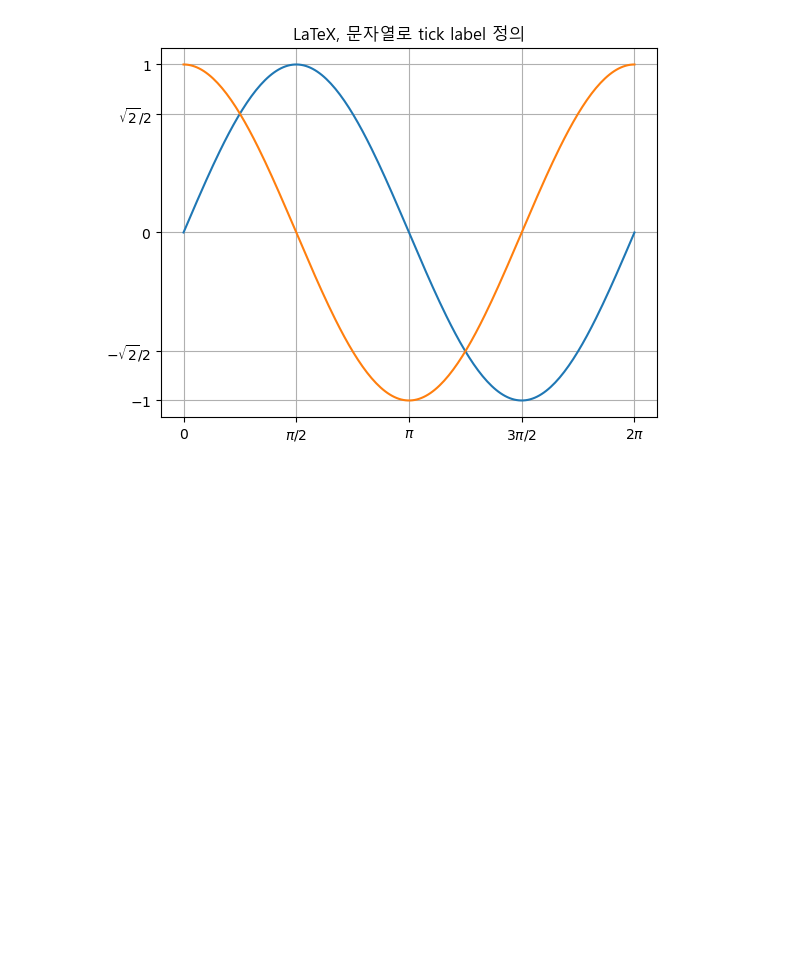
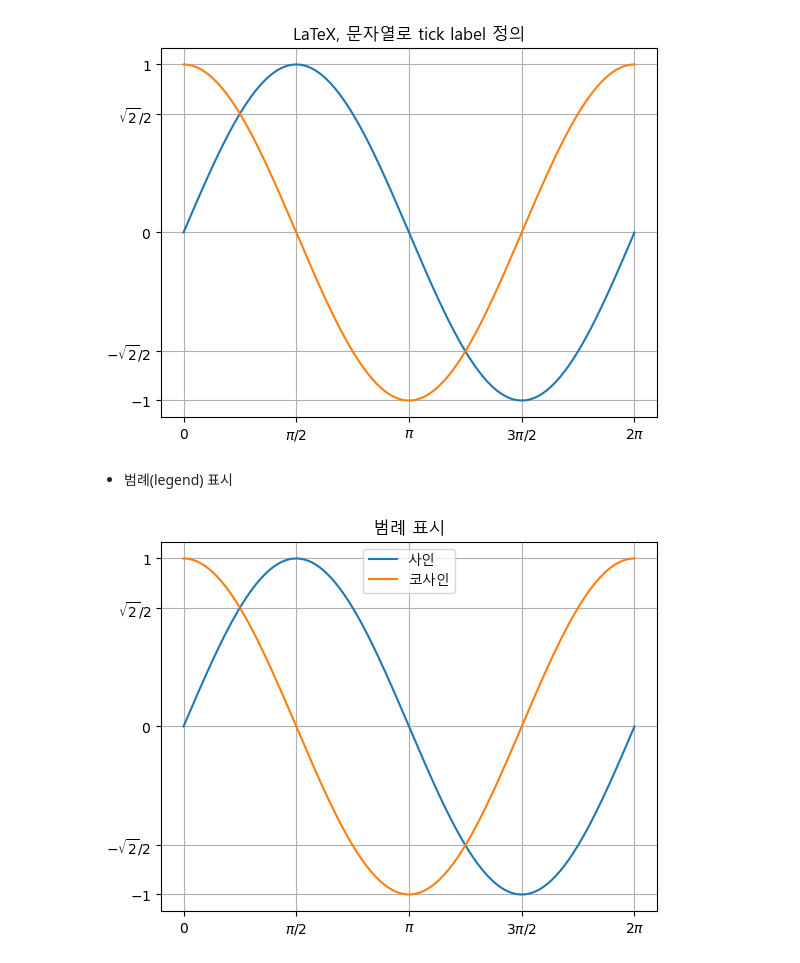
Before and after one commit to njy622/DataAnalysis-2023.09, a Jupyter notebook: 03.시각화/03.기본Plot.ipynb, the cells around one changed output. Drawn from its saved outputs; the diff is of its cells as text; code cells hidden in the pictures; blank space fills up the shorter version.

Commit message:
Python 시각화 기본 Plot

```diff
--- a/03.시각화/03.기본Plot.ipynb
+++ b/03.시각화/03.기본Plot.ipynb
@@ -101,3 +99,17 @@ plt.yticks([-1, -0.707, 0, 0.707, 1])
 plt.show()
 # %% [output]
 [figure]
+# %% [markdown]
+- 범례(legend) 표시
+# %%
+plt.plot(X, Ysin, label='사인')
+plt.plot(X, Ycos, label='코사인')
+plt.title('범례 표시'), plt.grid()
+plt.xticks([0, np.pi/2, np.pi, 3*np.pi/2, 2*np.pi],
+           [r'$0$', r'$\pi/2$', r'$\pi$', r'$3\pi/2$', r'$2\pi$'])    # LaTeX
+plt.yticks([-1, -0.707, 0, 0.707, 1],
+           [r'$-1$', r'$-\sqrt{2}/2$', r'$0$', r'$\sqrt{2}/2$', r'$1$'])
+plt.legend(loc='upper center')  # 파라메터를 생략하면 적절한 위치에
+plt.show()
+# %% [output]
+[figure, added]
```
Also changed, not shown: parts of 7 cells of this notebook, 1 other file.
